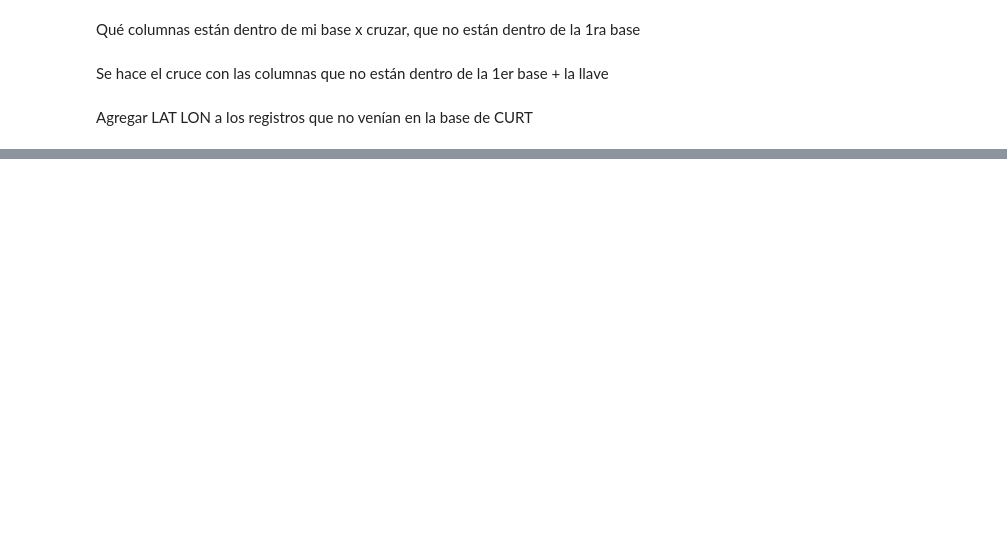
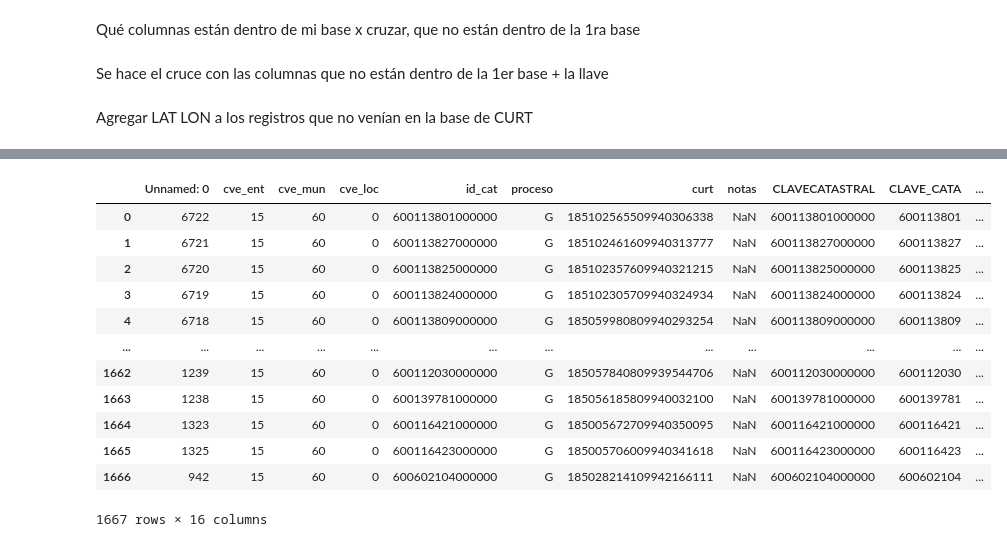
Before and after one commit to DiosLara/Newst_codes, a Jupyter notebook: preparacion_datos/cruces_predialxagua.ipynb, the cells around one changed output, grey strips where cells are left out. Cells and saved outputs as stored; diff of their text form; code cells hidden in the pictures; blank space fills up the shorter version.

```diff
--- a/preparacion_datos/cruces_predialxagua.ipynb
+++ b/preparacion_datos/cruces_predialxagua.ipynb
@@ -194,0 +308,21 @@ df_final_catastro = post_points_catastro(PATH_BASE, PATH_SHP, task_chunks)
+# %%
+PATH_BASE = r"D:\Secretaría\cruces_bases\Predial_bases_cruce\crucexcurt.xlsx"
+PATH_SHP  = r"D:\Secretaría\cruces_bases\curt_ixtapan_completa.shp"
+test_igecem = pd.read_csv(r'D:\Secretaría\cruces_bases\Predial_bases_cruce\puntos\test_igecem_ch.csv', encoding='utf-8-sig')
+#test_igecem = prep.data_prep_catastro(PATH_BASE, PATH_SHP)
+#print('test igecem es: ',test_igecem)
+# else:
+#     m_igecem = gpd.read_file(path_shp) ##Lee desde shp
+
+# #     m_igecem.crs= 4326 #m_igecem.to_crs(4326)
+# try:
+#     m_igecem = m_igecem.loc[~m_igecem['manz'].astype(str).str.endswith('000')]
+# except:
+#    #test_igecem = m_igecem
+test_igecem_chunks =  np.array_split(test_igecem, os.cpu_count()-1) ##Aqui se especifica si se requiere un loc y los chunks
+
+df_concat = pd.DataFrame()
+funcion = task_chunks
+with concurrent.futures.ThreadPoolExecutor() as executor:
+    for df_chunk in tqdm(zip(executor.map(funcion, test_igecem_chunks[1])),total = len(test_igecem_chunks[1])):
+        df_concat = pd.concat([df_chunk[0],df_concat], axis=0)
@@ -194,0 +364,16 @@ df_final_catastro = post_points_catastro(PATH_BASE, PATH_SHP, task_chunks)
+# %%
+test_igecem_chunks[0]
+# %% [output]
+|  | Unnamed: 0 | cve_ent | cve_mun | cve_loc | id_cat | proceso | curt | notas | CLAVECATASTRAL | CLAVE_CATA | ... |
+| 0 | 6722 | 15 | 60 | 0 | 600113801000000 | G | 185102565509940306338 | NaN | 600113801000000 | 600113801 | ... |
+| 1 | 6721 | 15 | 60 | 0 | 600113827000000 | G | 185102461609940313777 | NaN | 600113827000000 | 600113827 | ... |
+| 2 | 6720 | 15 | 60 | 0 | 600113825000000 | G | 185102357609940321215 | NaN | 600113825000000 | 600113825 | ... |
+| 3 | 6719 | 15 | 60 | 0 | 600113824000000 | G | 185102305709940324934 | NaN | 600113824000000 | 600113824 | ... |
+| 4 | 6718 | 15 | 60 | 0 | 600113809000000 | G | 185059980809940293254 | NaN | 600113809000000 | 600113809 | ... |
+| ... | ... | ... | ... | ... | ... | ... | ... | ... | ... | ... | ... |
+| 1662 | 1239 | 15 | 60 | 0 | 600112030000000 | G | 185057840809939544706 | NaN | 600112030000000 | 600112030 | ... |
+| 1663 | 1238 | 15 | 60 | 0 | 600139781000000 | G | 185056185809940032100 | NaN | 600139781000000 | 600139781 | ... |
+| 1664 | 1323 | 15 | 60 | 0 | 600116421000000 | G | 185005672709940350095 | NaN | 600116421000000 | 600116421 | ... |
+| 1665 | 1325 | 15 | 60 | 0 | 600116423000000 | G | 185005706009940341618 | NaN | 600116423000000 | 600116423 | ... |
+| 1666 | 942 | 15 | 60 | 0 | 600602104000000 | G | 185028214109942166111 | NaN | 600602104000000 | 600602104 | ... |
+1667 rows × 16 columns
```
Also changed, not shown: parts of 13 cells of this notebook, 2 other files.
